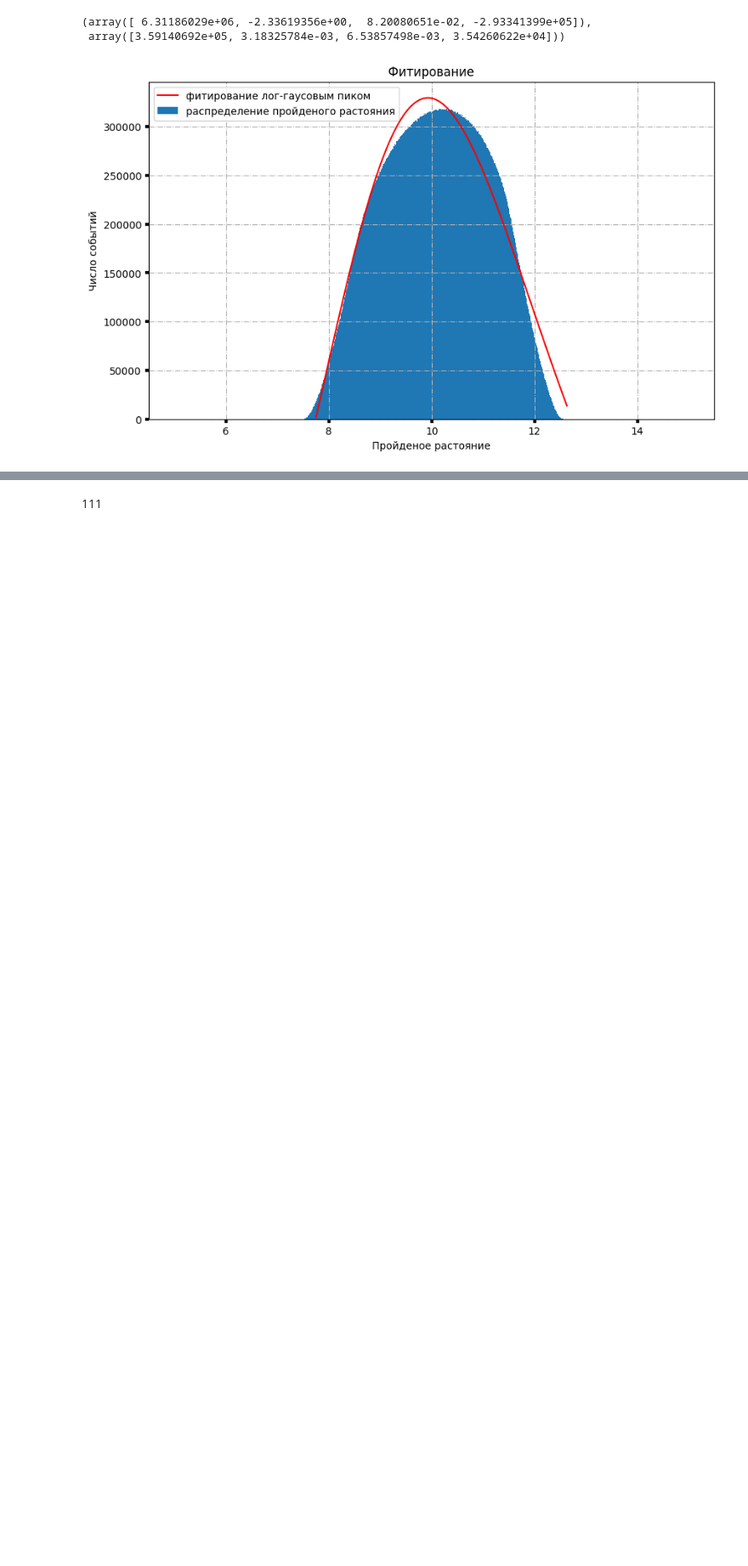
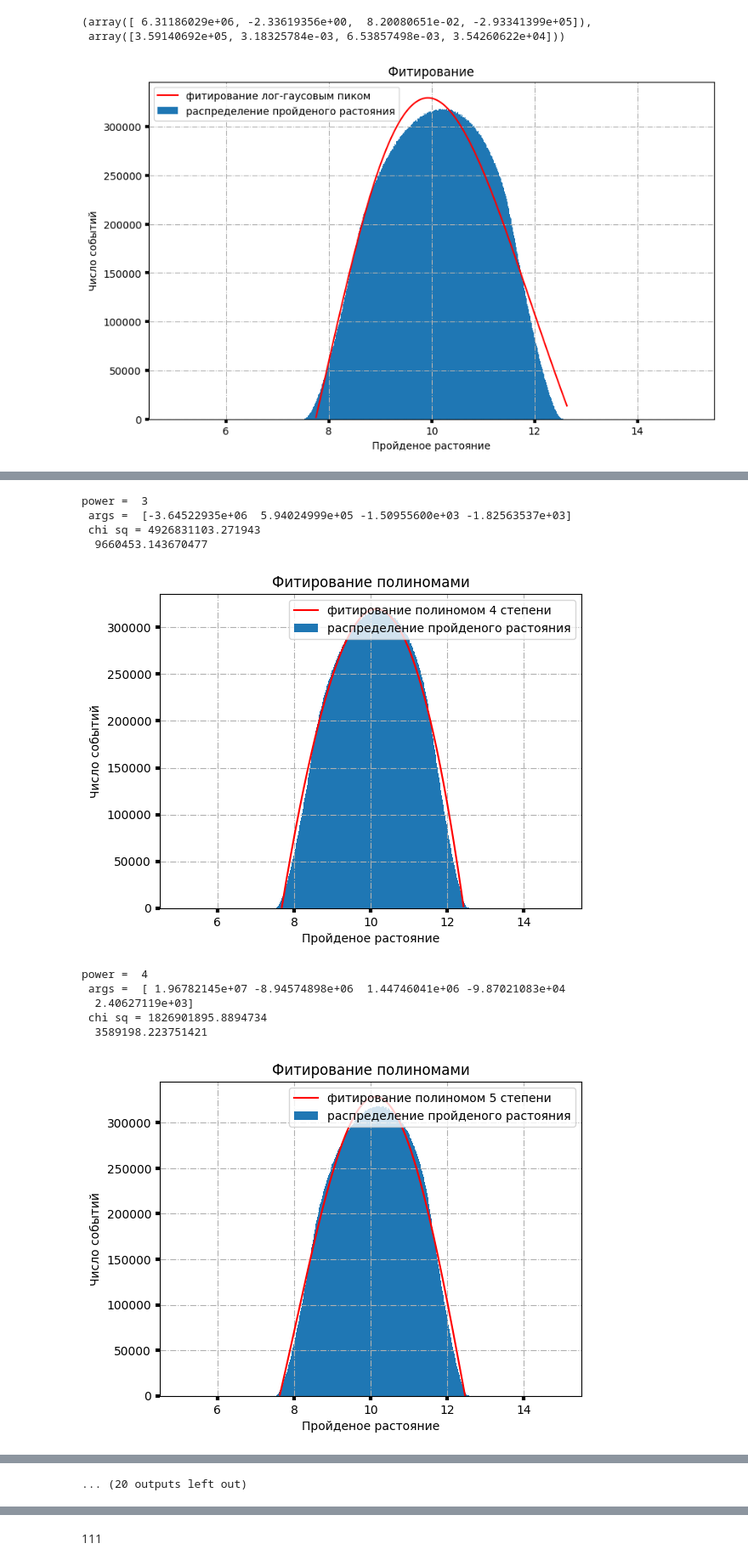
Before and after one commit to AleksandrYushin/Danss-netrino, a Jupyter notebook: Danss.ipynb, the cells around one changed output, grey strips where cells are left out. Shown at 85% size. Saved outputs shown, nothing was run; the diff lists cells and outputs as text; code cells hidden in the pictures; blank space fills up the shorter version.

```diff
--- a/Danss.ipynb
+++ b/Danss.ipynb
@@ -256,20 +256,15 @@ pyplot.show()
 [figure]
 # %%
 #Фитирование полиномом
-def pol_12(x, a, b, c, d, f, g, h,k,l,m, n, o, p):
-    return a+b*x+c*x**2+d*x**3+f*x**4+g*x**5+h*x**6+k*x**7+l*x**8+m*x**9+n*x**10+o*x**11+p*x**12
 def pol_6(x, a, b, c, d, f, g, h):
     return a+b*x+c*x**2+d*x**3+f*x**4+g*x**5+h*x**6
 def pol_3(x, a, b, c, d):
     return a+b*x+c*x**2+d*x**3
 
-args_12, covar_12 = curve_fit(pol_12, l[i_min:i_max], data[i_min:i_max])
-perr_12 = np.sqrt(np.diag(covar_12))
-print(args_12, perr_12)
-args_6, covar_6 = curve_fit(pol_6, l[i_min:i_max], data[i_min:i_max], [1.0,1., 1.0, 1.0, 1.0, 1.0, 1.0])
+args_6, covar_6 = curve_fit(pol_6, l[i_min:i_max], data[i_min:i_max], absolute_sigma=True)
 perr_6 = np.sqrt(np.diag(covar_6))
-print(args_6, perr_6)
-args_3, covar_3 = curve_fit(pol_3, l[i_min:i_max], data[i_min:i_max], [1.0,1., 1.0, 1.0])
+print("6: ", args_6, perr_6)
+args_3, covar_3 = curve_fit(pol_3, l[i_min:i_max], data[i_min:i_max], absolute_sigma=True)
 perr_3 = np.sqrt(np.diag(covar_3))
-print(args_3, perr_3)
+print("3: ", args_3, perr_3)
 # %% [output]
@@ -320,0 +275,52 @@ pyplot.show()
+# %%
+a_zero = args_3
+for i_pow in range(4, 20):
+    def pol(x, *a):
+        s = a[0]
+        for i in range(1, i_pow):
+            s+=a[i]*(x**i)
+        return s
+    args, covar = curve_fit(pol, l[i_min:i_max], data[i_min:i_max], a_zero, absolute_sigma=True)
+
+    a_zero = np.append(args, 0.0)
+
+    perr = np.sqrt(np.diag(covar))
+    print("power = ", i_pow-1)
+    print(" args = ", args)
+
+    chisq=0
+    for i in range(i_min, i_max):
+        chisq += (data[i] - pol(l[i], *args))**2/ data[i]
+    print(" chi sq =",chisq)
+    print(" ", chisq/(i_max - i_min - i_pow))
+
+    x = []
+    y = []
+    for i in range(i_min, i_max):
+        if pol(l[i], *args) > 0:
+          x.append(l[i])
+          y.append(pol(l[i], *args))
+
+    fig, ax = plt.subplots()
+    ax.set_title('Фитирование полиномами')
+    ax.set_xlabel('Пройденое растояние')
+    ax.set_ylabel('Число событий')
+    ax.grid(True, linestyle='-.')
+    ax.tick_params(labelsize='medium', width=3)
+
+    ax.bar(l, data, linewidth = 1., width = err, label = "распределение пройденого растояния")
+    ax.plot(x, y, color='r', label = "фитирование полиномом "+str(i_pow)+ " степени")
+    ax.legend()
+    pyplot.show()
+# %% [output]
+power =  3
+ args =  [-3.64522935e+06  5.94024999e+05 -1.50955600e+03 -1.82563537e+03]
+ chi sq = 4926831103.271943
+  9660453.143670477
+[figure, added]
+power =  4
+ args =  [ 1.96782145e+07 -8.94574898e+06  1.44746041e+06 -9.87021083e+04
+  2.40627119e+03]
+ chi sq = 1826901895.8894734
+  3589198.223751421
+[figure, added]
@@ -320,0 +352 @@ pyplot.show()
+... (20 outputs left out)
```
Also changed, not shown: parts of 4 cells of this notebook.
